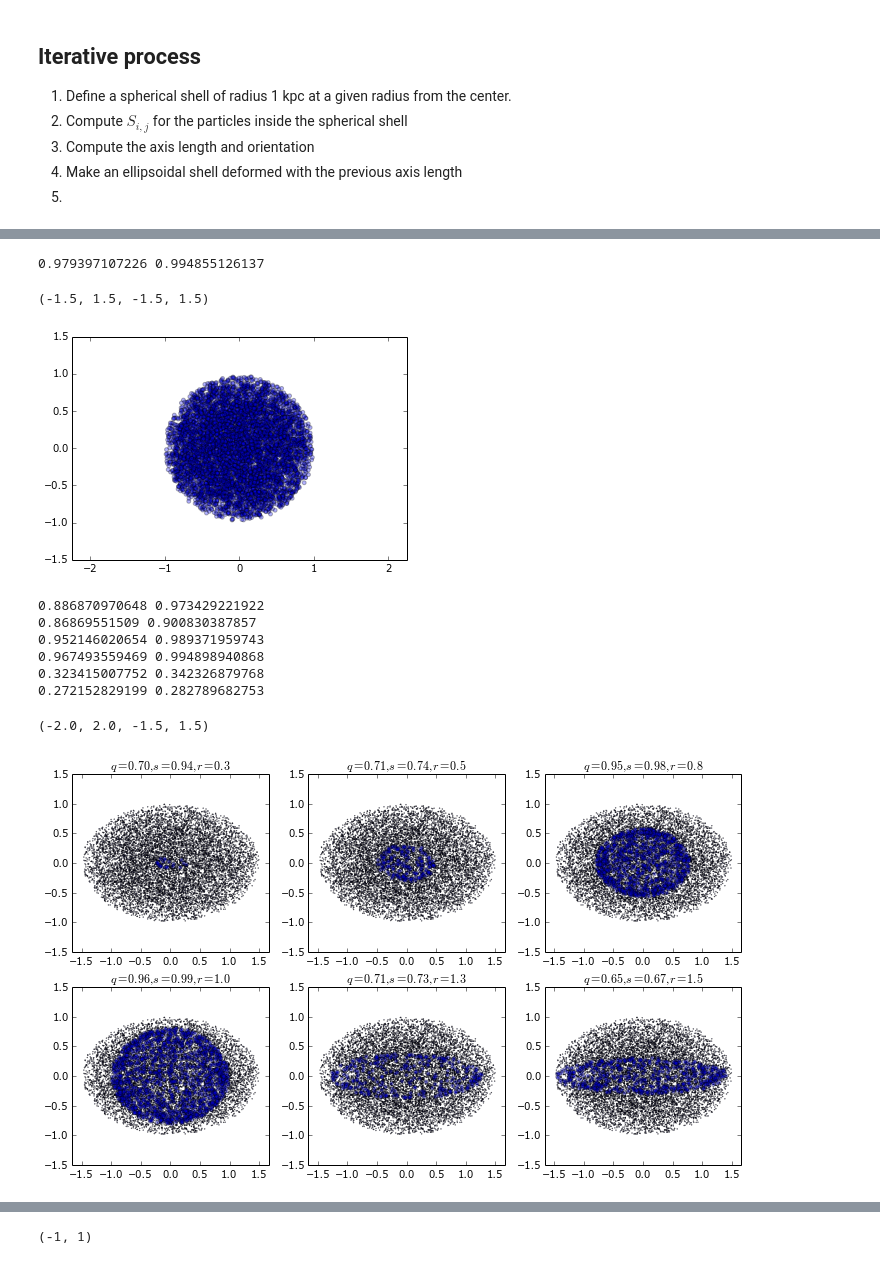
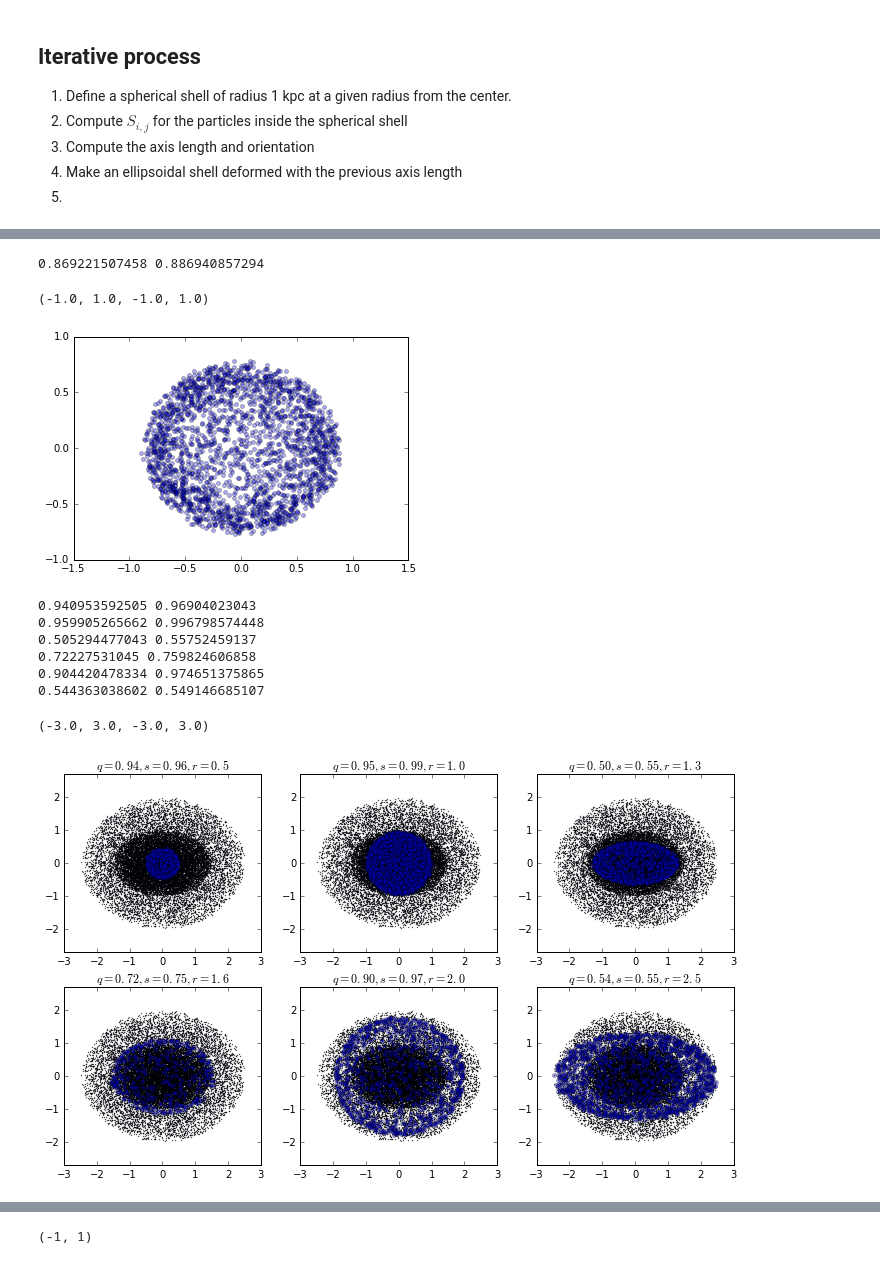
Before and after one commit to jngaravitoc/shapes, a Jupyter notebook: Shapes.ipynb, the cells around one changed output, grey strips where cells are left out. Drawn from its saved outputs; the diff is of its cells as text; code cells hidden in the pictures.

```diff
--- a/Shapes.ipynb
+++ b/Shapes.ipynb
@@ -40,7 +40,7 @@ S_{i,j} = \dfrac{\sum_{k}  (r_{k})_i (r_{k})_j} {\sum_{k}  w(r_{ell})_k}
 # %%
 def shells(x, y, z, width, r, q, s):
     r_shell = np.sqrt(x**2.0 +y**2.0/q**2.0 +  z**2.0/s**2.0)
-    index = np.where((r_shell<r) & (r_shell>r-width))[0]
+    index = np.where((r_shell<r))[0]# & (r_shell>r-width))[0]
     x_shell = x_sph[index]
     y_shell = y_sph[index]
     z_shell = z_sph[index]
@@ -115,0 +112,8 @@ s_real = q_real 0.666666666667
+# %%
+x_sph1, y_sph1, z_sph1 = ellipsoid(10000, 1.5, 1, 1, 1.0)
+x_sph2, y_sph2, z_sph2 = ellipsoid(10000, 2.5, 2.0, 2.0, 1.0)
+x_sph = np.concatenate((x_sph1, x_sph2))
+y_sph = np.concatenate((y_sph1, y_sph2))
+z_sph = np.concatenate((z_sph1, z_sph2))
+
+D = np.array([x_sph, y_sph, z_sph])
@@ -116,48 +130,48 @@ s_real = q_real 0.666666666667
 # %%
-reshape(x_sph, y_sph, z_sph, 1.0, 0.1, 1E-3)
+reshape(x_sph, y_sph, z_sph, 0.9, 0.2, 1E-2)
 axis('equal')
 # %% [output]
-0.979397107226 0.994855126137
+0.869221507458 0.886940857294
-(-1.5, 1.5, -1.5, 1.5)
+(-1.0, 1.0, -1.0, 1.0)
-[figure, old version]
+[figure, new version]
 # %%
 figure(figsize=(12, 7))
 subplot(2, 3, 1)
-title('$q=0.70, s=0.94, r=0.3$')
-scatter(x_sph, y_sph, s=0.1, alpha=1)
-reshape(x_sph, y_sph, z_sph, 0.3, 0.1, 1E-3)
-axis('equal')
-subplot(2, 3, 2)
-title('$q=0.71, s=0.74, r=0.5$')
+title('$q=0.94, s=0.96, r=0.5$')
 scatter(x_sph, y_sph, s=0.1, alpha=1)
 reshape(x_sph, y_sph, z_sph, 0.5, 0.1, 1E-3)
 axis('equal')
-subplot(2, 3, 3)
-title('$q=0.95, s=0.98, r=0.8$')
-scatter(x_sph, y_sph, s=0.1, alpha=1)
-reshape(x_sph, y_sph, z_sph, 0.8, 0.1, 1E-3)
-axis('equal')
-subplot(2, 3, 4)
-title('$q=0.96, s=0.99, r=1.0$')
+subplot(2, 3, 2)
+title('$q=0.95, s=0.99, r=1.0$')
 scatter(x_sph, y_sph, s=0.1, alpha=1)
 reshape(x_sph, y_sph, z_sph, 1.0, 0.1, 1E-3)
 axis('equal')
-subplot(2, 3, 5)
-title('$q=0.71, s=0.73, r=1.3$')
+subplot(2, 3, 3)
+title('$q=0.50, s=0.55, r=1.3$')
 scatter(x_sph, y_sph, s=0.1, alpha=1)
 reshape(x_sph, y_sph, z_sph, 1.3, 0.1, 1E-3)
 axis('equal')
+subplot(2, 3, 4)
+title('$q=0.72, s=0.75, r=1.6$')
+scatter(x_sph, y_sph, s=0.1, alpha=1)
+reshape(x_sph, y_sph, z_sph, 1.6, 0.1, 1E-3)
+axis('equal')
+subplot(2, 3, 5)
+title('$q=0.90, s=0.97, r=2.0$')
+scatter(x_sph, y_sph, s=0.1, alpha=1)
+reshape(x_sph, y_sph, z_sph, 2.0, 0.1, 1E-3)
+axis('equal')
 subplot(2, 3, 6)
-title('$q=0.65, s=0.67, r=1.5$')
+title('$q=0.54, s=0.55, r=2.5$')
 scatter(x_sph, y_sph, s=0.1, alpha=1)
-reshape(x_sph, y_sph, z_sph, 1.5, 0.3, 1E-3)
+reshape(x_sph, y_sph, z_sph, 2.5, 0.3, 1E-3)
 axis('equal')
 # %% [output]
-0.886870970648 0.973429221922
-0.86869551509 0.900830387857
-0.952146020654 0.989371959743
-0.967493559469 0.994898940868
-0.323415007752 0.342326879768
-0.272152829199 0.282789682753
+0.940953592505 0.96904023043
+0.959905265662 0.996798574448
+0.505294477043 0.55752459137
+0.72227531045 0.759824606858
+0.904420478334 0.974651375865
+0.544363038602 0.549146685107
-(-2.0, 2.0, -1.5, 1.5)
+(-3.0, 3.0, -3.0, 3.0)
-[figure, old version]
+[figure, new version]
```
Also changed, not shown: parts of 6 cells of this notebook.
